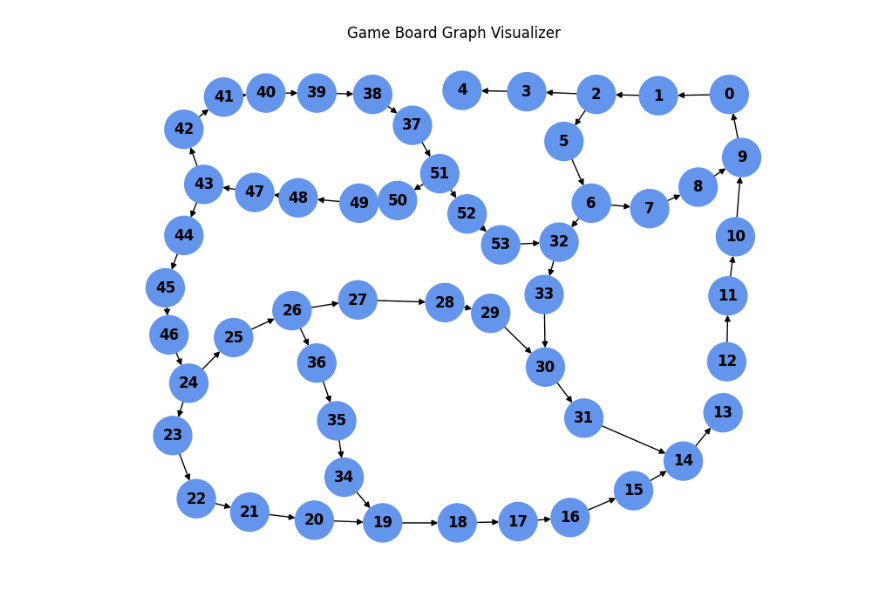
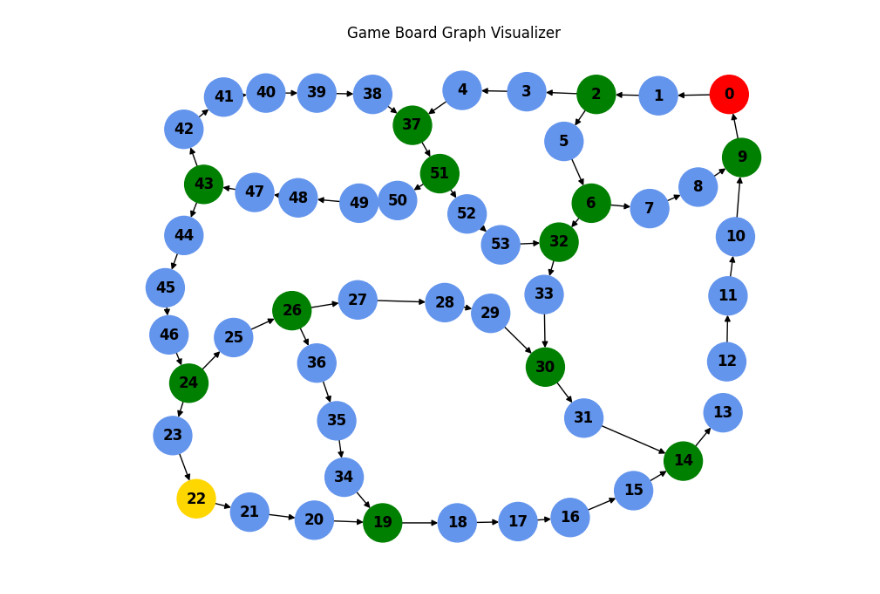
Before and after one commit to fwilhelmy/iqucodefest-2025, a Jupyter notebook: the_game/maps/visualise.ipynb, the cells around one changed output. Saved outputs shown, nothing was run; the diff lists cells and outputs as text; code cells hidden in the pictures.

```diff
--- a/the_game/maps/visualise.ipynb
+++ b/the_game/maps/visualise.ipynb
@@ -1,28 +1,28 @@
 # %%
 import matplotlib.pyplot as plt
 import networkx as nx
-from examplemap import build_graph
+from new_map import build_graph
 
 # Build the directed graph using existing logic
 G = build_graph()
 
 # Extract positions for drawing
 pos = nx.get_node_attributes(G, "pos")
 
 # Set up colors by node type
 color_map = {
     1: "cornflowerblue",  # blue
-    2: "red",             # red
-    3: "gold",            # yellow
-    4: "green",           # gold/star
+    2: "red",             # events
+    3: "green",           # branches
+    4: "gold",            # gold/star
 }
 node_colors = [color_map.get(G.nodes[n].get("type", 0), "gray") for n in G.nodes]
 
 # Draw the graph
 plt.figure(figsize=(8, 6))
 nx.draw(G, pos, with_labels=True, node_color=node_colors, node_size=1000, arrows=True, font_weight='bold')
 plt.title("Game Board Graph Visualizer")
 plt.axis("off")
 plt.show()
 # %% [output]
-[figure, old version]
+[figure, new version]
```
Also changed, not shown: 2 other files.
